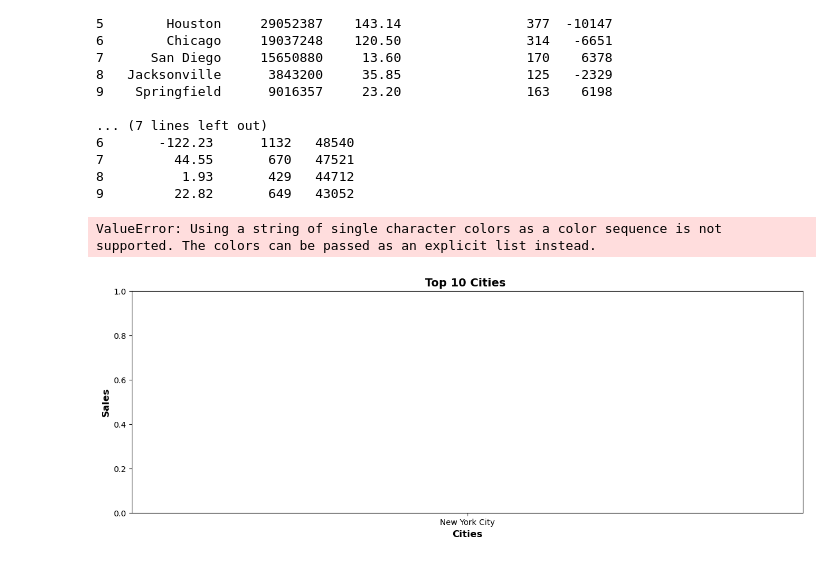
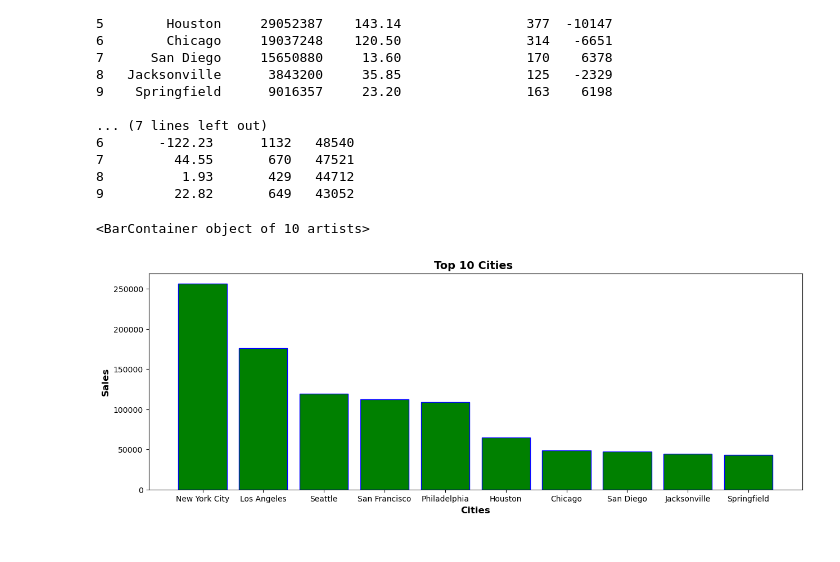
Before and after one commit to sabheen9/SQL, a Jupyter notebook: Superstore Sales forecasting and EDA.ipynb, the cells around one changed output. Saved outputs shown, nothing was run; the diff lists cells and outputs as text; code cells hidden in the pictures.

```diff
--- a/Superstore Sales forecasting and EDA.ipynb
+++ b/Superstore Sales forecasting and EDA.ipynb
@@ -180,9 +180,9 @@ print(top_cities)
 # %%
 plt.figure(figsize=(15,5))
 plt.title("Top 10 Cities ",fontsize=14,fontweight='bold')
 plt.xlabel('Cities',fontsize=12,fontweight='bold')
 plt.ylabel('Sales',fontsize=12,fontweight='bold')
-plt.bar(top_cities['City'],top_cities['Sales'],color='lightgreen',edgecolor="darkgreen")
+plt.bar(top_cities['City'],top_cities['Sales'],color='green',edgecolor="blue")
 # %% [output]
-ValueError: Using a string of single character colors as a color sequence is not supported. The colors can be passed as an explicit list instead.
+<BarContainer object of 10 artists>
-[figure, old version]
+[figure, new version]
```
